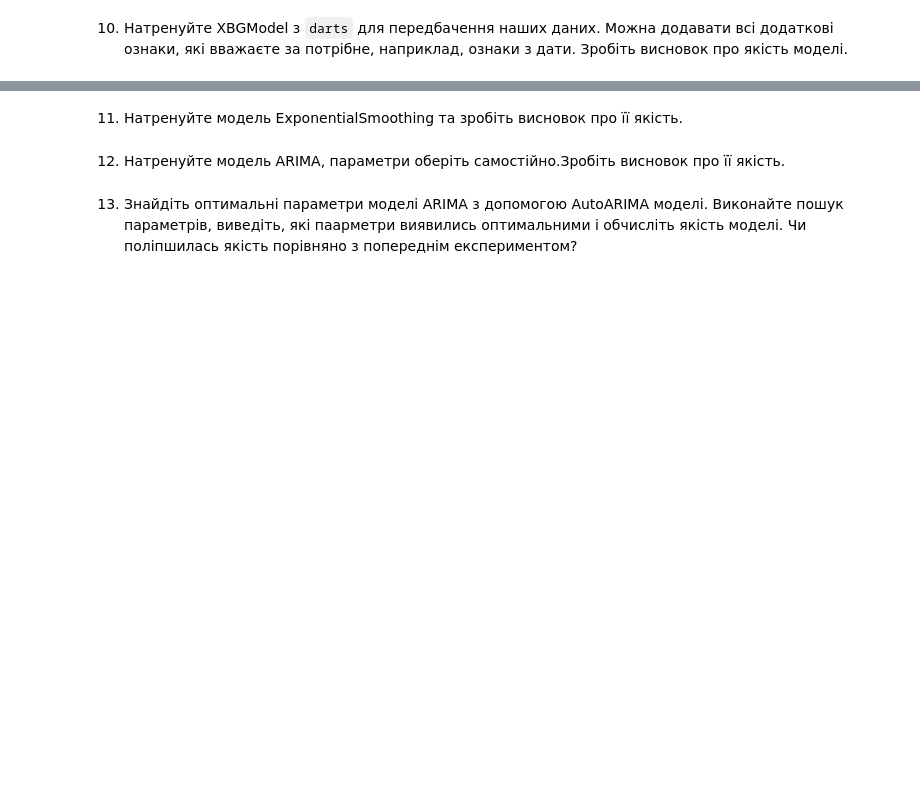
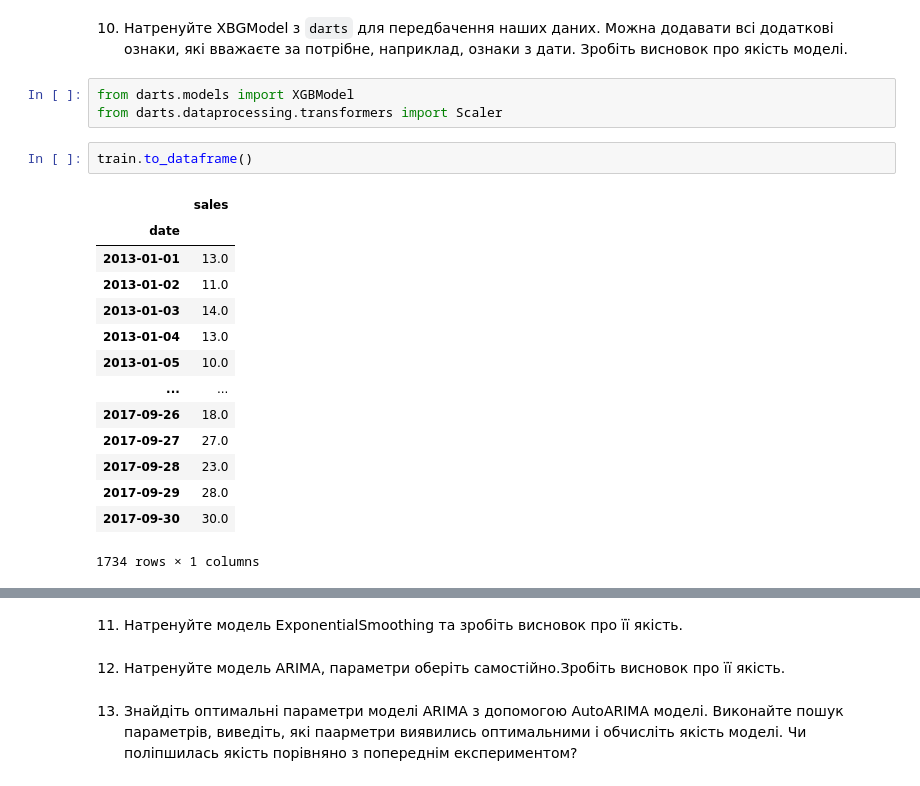
Before and after one commit to chornamarta/ml3.0, a Jupyter notebook: Module 2/TimeSeries/HW_2_5_Time_Series_Analysis.ipynb, the cells around one changed output, grey strips where cells are left out. Drawn from its saved outputs; the diff is of its cells as text; blank space fills up the shorter version.

```diff
--- a/Module 2/TimeSeries/HW_2_5_Time_Series_Analysis.ipynb
+++ b/Module 2/TimeSeries/HW_2_5_Time_Series_Analysis.ipynb
@@ -279,2 +279,22 @@ Mean absolute percentage error for the combined naive drift + seasonal: 30.17%.
 # %% [markdown]
 10. Натренуйте XBGModel з `darts` для передбачення наших даних. Можна додавати всі додаткові ознаки, які вважаєте за потрібне, наприклад, ознаки з дати. Зробіть висновок про якість моделі.
+# %%
+from darts.models import XGBModel
+from darts.dataprocessing.transformers import Scaler
+# %%
+train.to_dataframe()
+# %% [output]
+|  | sales |
+| date |  |
+| 2013-01-01 | 13.0 |
+| 2013-01-02 | 11.0 |
+| 2013-01-03 | 14.0 |
+| 2013-01-04 | 13.0 |
+| 2013-01-05 | 10.0 |
+| ... | ... |
+| 2017-09-26 | 18.0 |
+| 2017-09-27 | 27.0 |
+| 2017-09-28 | 23.0 |
+| 2017-09-29 | 28.0 |
+| 2017-09-30 | 30.0 |
+1734 rows × 1 columns
```
Also changed, not shown: parts of 15 cells of this notebook.
